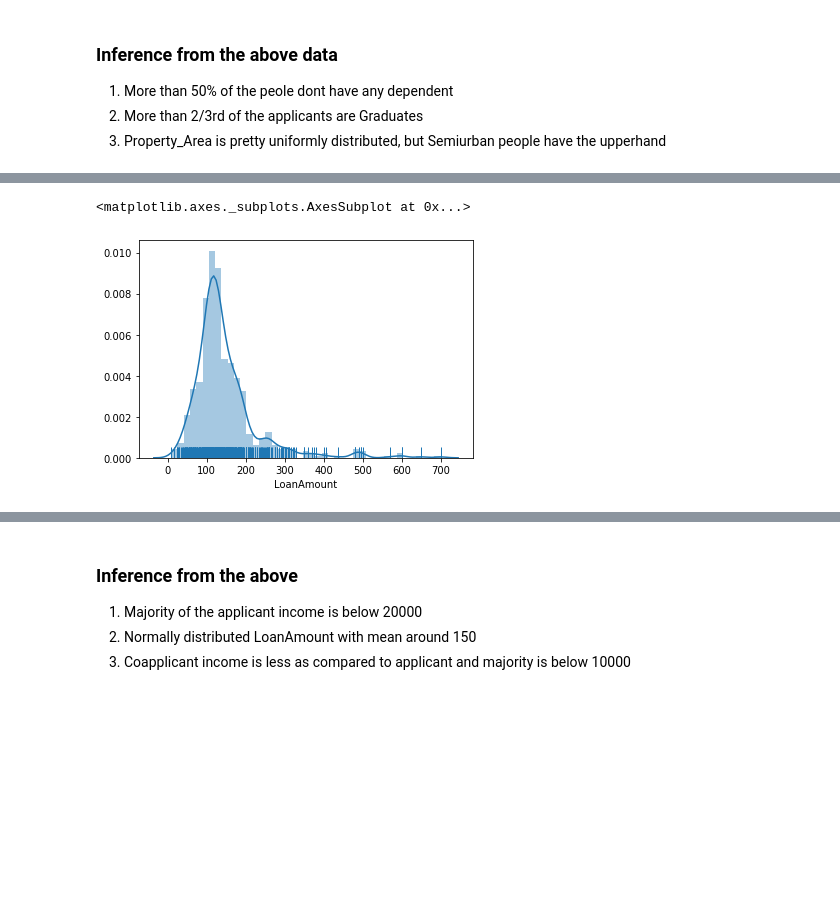
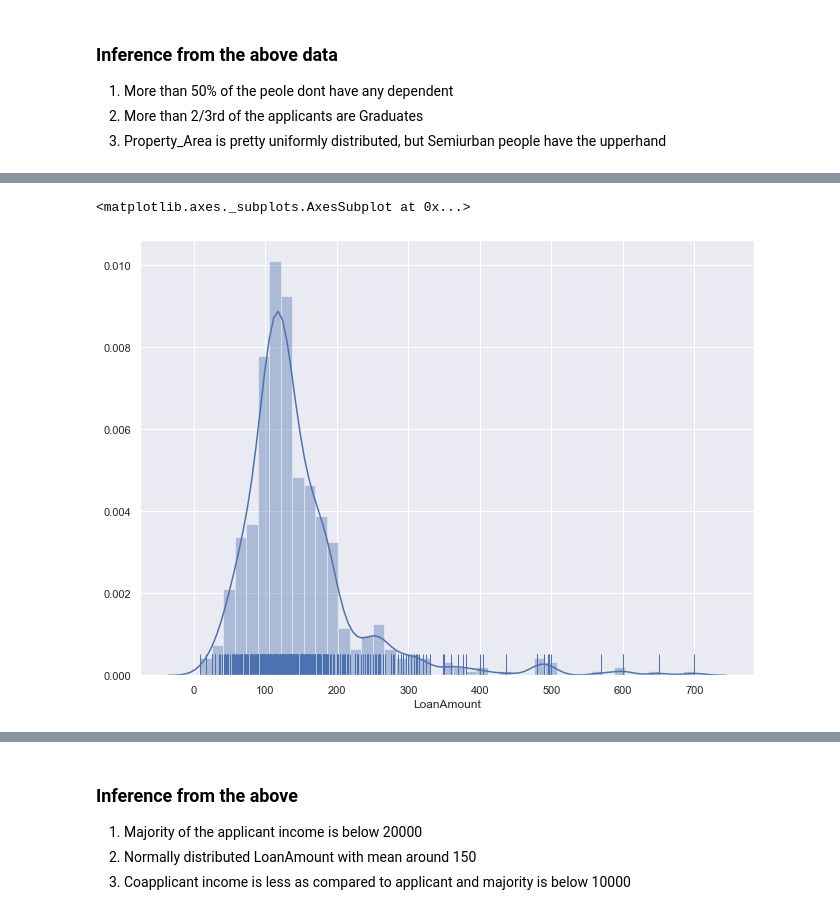
Before and after one commit to gato1005/LoanApproval, a Jupyter notebook: LoanPrediction.ipynb, the cells around one changed output, grey strips where cells are left out. Drawn from its saved outputs; the diff is of its cells as text; code cells hidden in the pictures; blank space fills up the shorter version.

```diff
--- a/LoanPrediction.ipynb
+++ b/LoanPrediction.ipynb
@@ -236,6 +236,8 @@ Name: Loan_Status, dtype: float64
 # %% [markdown]
 ### Univariate Visualisation
 # %%
+sns.set(style="darkgrid")
+sns.set(rc={'figure.figsize':(11,8)})
 sns.countplot(x="Loan_Status",data=train_set)
 # %% [output]
 <matplotlib.axes._subplots.AxesSubplot at 0x...>
@@ -243,4 +245,6 @@ sns.countplot(x="Loan_Status",data=train_set)
 # %%
+sns.set(style="darkgrid")
+sns.set(rc={"figure.figsize":(11,8)})
 plt.subplot(221)
 sns.countplot(x="Gender",data=train_set)
 plt.subplot(222)
@@ -260,6 +264,9 @@ plt.tight_layout()
 3) 2/3rd of the people are married
 4) Majority of the people have repaid their debts
 # %%
+sns.set(style="darkgrid")
+sns.set(rc={"figure.figsize":(11,8)})
+
 plt.subplot(221)
 sns.countplot(x="Dependents",data=train_set)
 plt.subplot(222)
@@ -282,0 +285,8 @@ sns.distplot(train_set["ApplicantIncome"],rug=True)
+# %%
+sns.set(style="darkgrid")
+sns.set(rc={"figure.figsize":(11,8)})
+
+plt.subplot(211)
+sns.distplot(train_set["ApplicantIncome"],rug=True)
+
+sns.catplot(y="ApplicantIncome",data=train_set,kind="box")
@@ -283,6 +297,9 @@ sns.distplot(train_set["ApplicantIncome"],rug=True)
 # %%
+sns.set(style="darkgrid")
+sns.set(rc={"figure.figsize":(11,8)})
+
 sns.distplot(train_set["LoanAmount"],rug=True)
 # %% [output]
 <matplotlib.axes._subplots.AxesSubplot at 0x...>
-[figure, old version]
+[figure, new version]
 # %%
```
Also changed, not shown: parts of 27 cells of this notebook.
